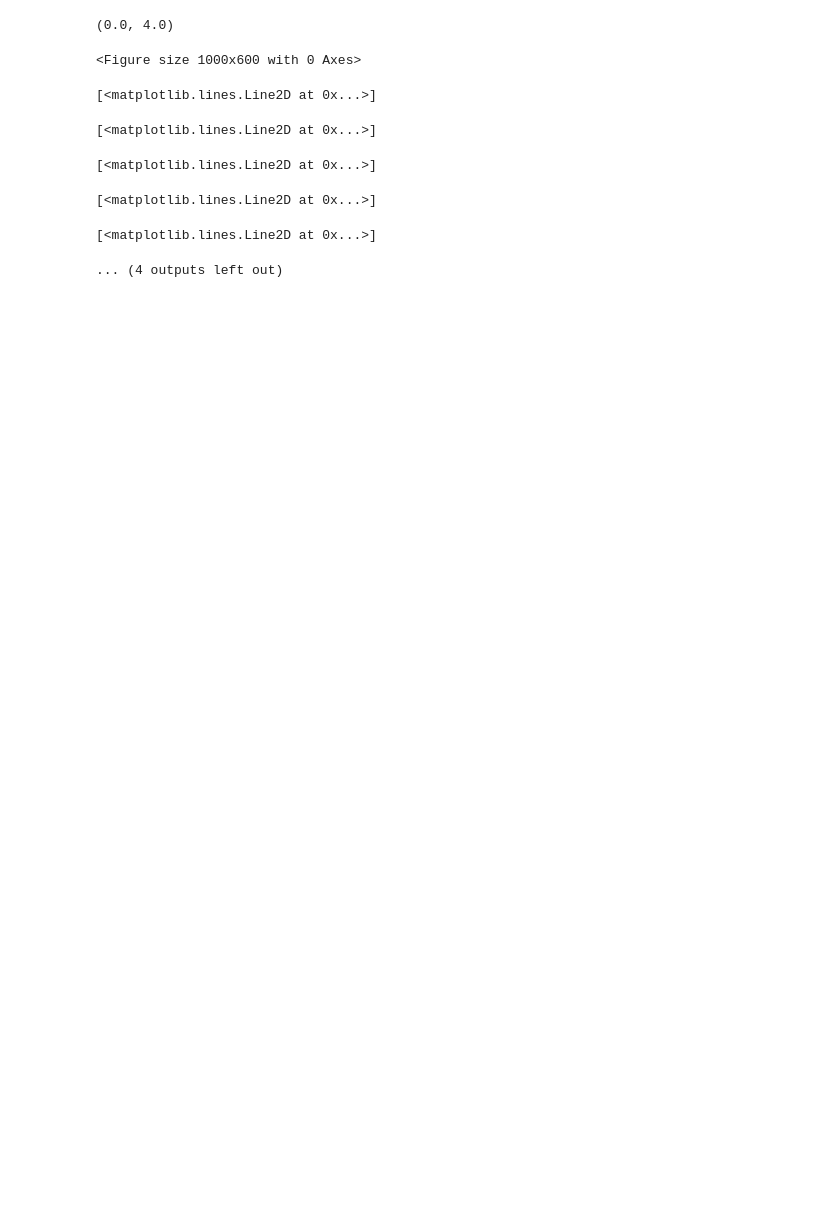
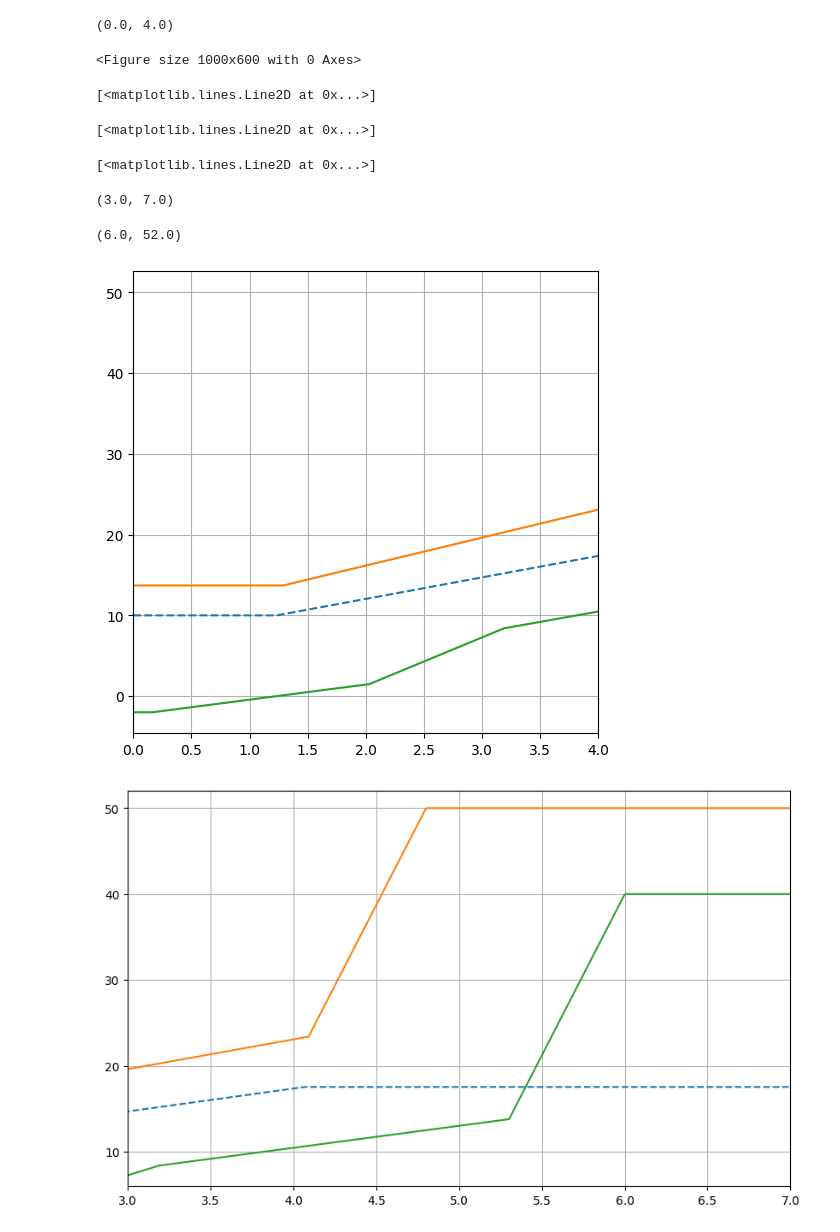
Before and after one commit to giuliodondi/kOS-Shuttle-OPS3, a Jupyter notebook: Ships/Script/Shuttle_OPS3/LOGS/alp_lims_gralpr.ipynb, the cells around one changed output. Cells and saved outputs as stored; diff of their text form; code cells hidden in the pictures; blank space fills up the shorter version.

```diff
--- a/Ships/Script/Shuttle_OPS3/LOGS/alp_lims_gralpr.ipynb
+++ b/Ships/Script/Shuttle_OPS3/LOGS/alp_lims_gralpr.ipynb
@@ -22,33 +22,44 @@ def midval(a, b, c):
     return a + b + c - maxx - minn
 # %%
 def alpul(m):
+    alpulcm1=4.1
     alpulc1 = 3.4637
     alpulc2=9.2353
     alpulc3=13.7
-    alpulc4=20
+    alpulc4=50
+    alpulc5 = 37.5
+    alpulc6=-130
 
-    return midval(alpulc1 * m + alpulc2, alpulc3, alpulc4)
+    if (m < alpulcm1):
+        return midval(alpulc1 * m + alpulc2, alpulc3, alpulc4)
+    else:
+        return midval(alpulc5 * m + alpulc6, alpulc3, alpulc4)
 
-2.29925, 8.464905
+
 
 def alpll(m):
     alpllcm1=2.02
     alpllcm2=3.2
+    alpllcm3=5.3
     alpllc1=1.8706
     alpllc2=-2.3096
     alpllc3=5.96384
     alpllc4=-10.6194
-    alpllc5=3.4637
-    alpllc6=-2.618935
-    alpllc7=14
+    alpllc5=2.5637
+    alpllc6= 0.218935
+    alpllc7=40
     alpllc8=-2
+    alpllc9=37.5
+    alpllc10=-185
 
     if (m < alpllcm1):
         return midval(alpllc1 * m + alpllc2, alpllc7, alpllc8)
     elif (m < alpllcm2):
         return midval(alpllc3 * m + alpllc4, alpllc7, alpllc8)
+    elif (m < alpllcm3):
+        return midval(alpllc5 * m + alpllc6, alpllc7, alpllc8)
     else:
-        return midval(alpllc5 * m + alpllc6, alpllc7, alpllc8)
+        return midval(alpllc9 * m + alpllc10, alpllc7, alpllc8)
 
 def gralpr(m):
     gralps=2.6637
@@ -83,41 +92,40 @@ m_ = np.linspace(0, 8, 1000)
 alpul_ = [alpul(m) for m in m_]
 alpll_ = [alpll(m) for m in m_]
 gralpr_ = [gralpr(m) for m in m_]
 gralpul_ = [gralpul(m) for m in m_]
 gralpll_ = [gralpll(m) for m in m_]
 
 print(alpll(2.5))
 
 plt.figure(figsize=(6,6))
-plt.plot(m_, gralpr_)
-plt.plot(m_, alpul_, '--')
-plt.plot(m_, alpll_, '--')
+plt.plot(m_, gralpr_, '--')
+plt.plot(m_, alpul_)
+plt.plot(m_, alpll_)
 
 plt.xlim([0, 4])
 plt.grid()
 
 
 plt.figure(figsize=(10,6))
-plt.plot(m_, gralpr_)
-plt.plot(m_, alpul_, '--')
-plt.plot(m_, alpll_, '--')
-plt.plot(m_, gralpul_, ':')
-plt.plot(m_, gralpll_, ':')
+plt.plot(m_, gralpr_, '--')
+plt.plot(m_, alpul_)
+plt.plot(m_, alpll_)
 
 plt.xlim([3, 7])
 plt.ylim([6, 52])
 plt.grid()
 # %% [output]
 4.290199999999999
 <Figure size 600x600 with 0 Axes>
 [<matplotlib.lines.Line2D at 0x...>]
 [<matplotlib.lines.Line2D at 0x...>]
 [<matplotlib.lines.Line2D at 0x...>]
 (0.0, 4.0)
 <Figure size 1000x600 with 0 Axes>
 [<matplotlib.lines.Line2D at 0x...>]
 [<matplotlib.lines.Line2D at 0x...>]
 [<matplotlib.lines.Line2D at 0x...>]
-[<matplotlib.lines.Line2D at 0x...>]
+(3.0, 7.0)
-[<matplotlib.lines.Line2D at 0x...>]
+(6.0, 52.0)
-... (4 outputs left out)
+[figure, added]
+[figure, added]
```
Also changed, not shown: parts of 1 cell of this notebook, 8 other files.
